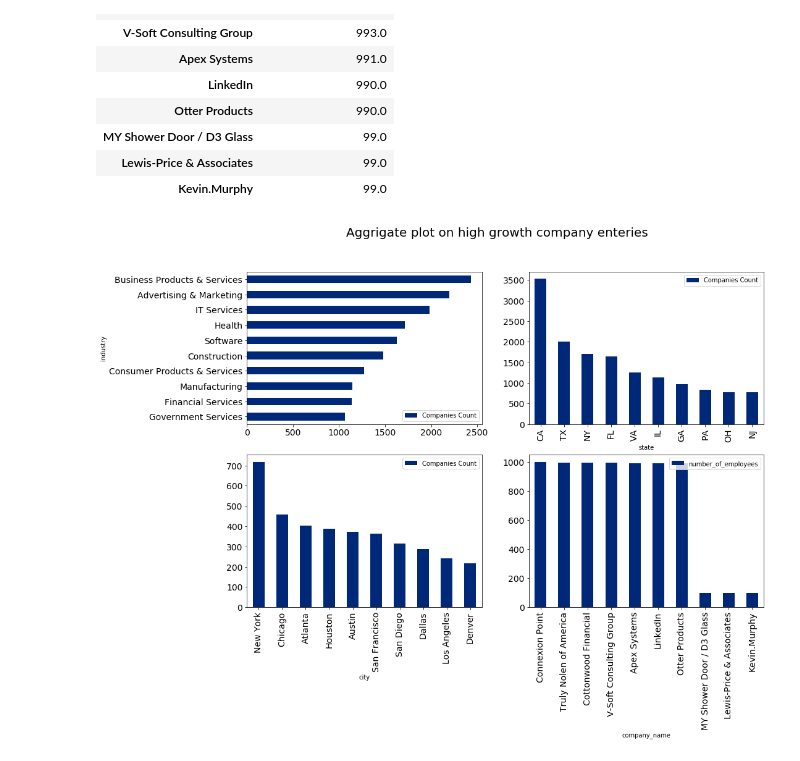
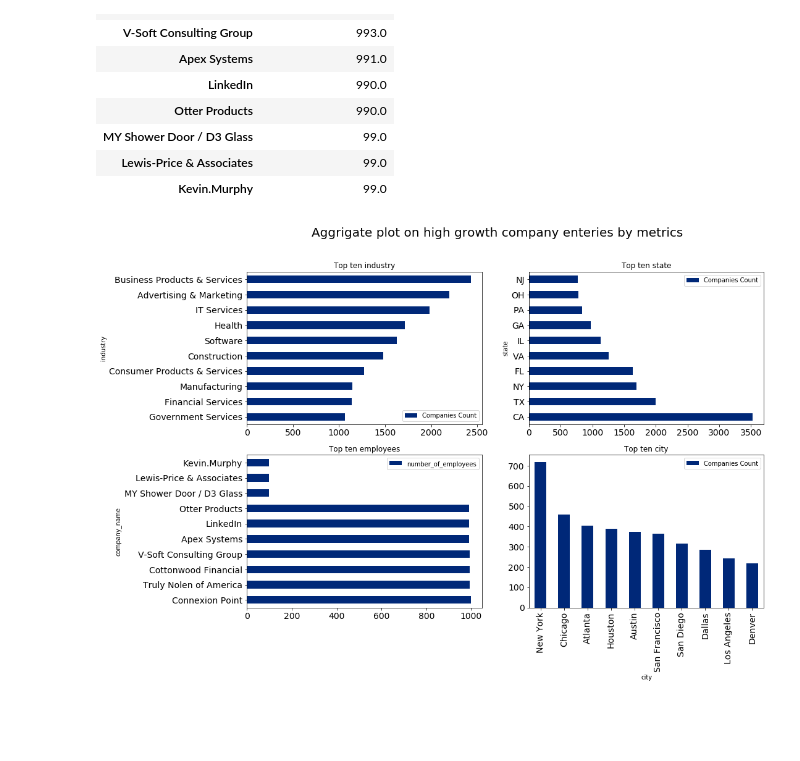
Before and after one commit to ermiasgelaye/ETL-Project, a Jupyter notebook: ETL_data_project.ipynb, the cells around one changed output. Drawn from its saved outputs; the diff is of its cells as text; code cells hidden in the pictures; blank space fills up the shorter version.

```diff
--- a/ETL_data_project.ipynb
+++ b/ETL_data_project.ipynb
@@ -436,16 +436,18 @@ top_ten_employee_df
 # %%
 # Aggrigate plot on high growth company enteries
 # sort industry plot to make more visible
-sortedd=top_ind_df.sort_values(by="Companies Count", ascending=True)
 fig, axes = plt.subplots(nrows=2, ncols=2)
 
-fig.suptitle("Aggrigate plot on high growth company enteries",fontsize = 20)
-sortedd.plot.barh(figsize=(15,10), color=['#002878'],fontsize = 14,ax=axes[0,0])
-top_ten_state_df.plot.bar(figsize=(15,10), color=['#002878'],fontsize = 14,ax=axes[0,1])
-top_ten_city_df.plot.bar(figsize=(15,10), color=['#002878'],fontsize = 14,ax=axes[1,0])
-top_ten_employee_df.plot.bar(figsize=(15,10), color=['#002878'],fontsize = 14,ax=axes[1,1])
+fig.suptitle("Aggrigate plot on high growth company enteries by metrics",fontsize = 20)
+# Top ten industries sourced
+sortedind=top_ind_df.sort_values(by="Companies Count", ascending=True)
+sortedind.plot.barh(figsize=(15,10), color=['#002878'],fontsize = 14,ax=axes[0,0], title="Top ten industry")
+top_ten_state_df.plot.barh(figsize=(15,10), color=['#002878'],fontsize = 14,ax=axes[0,1],title="Top ten state")
+top_ten_city_df.plot.bar(figsize=(15,10), color=['#002878'],fontsize = 14,ax=axes[1,1],title="Top ten city")
+sortedin=top_ten_employee_df.sort_values(by="Companies Count", ascending=True)
+top_ten_employee_df.plot.barh(figsize=(15,10), color=['#002878'],fontsize = 14,ax=axes[1,0],title="Top ten employees")
 
 fig.savefig('image/Aggrigate_plot.png')   # save the figure to file
 plt.show()
 # %% [output]
-[figure, old version]
+[figure, new version]
```
Also changed, not shown: 1 other file.
